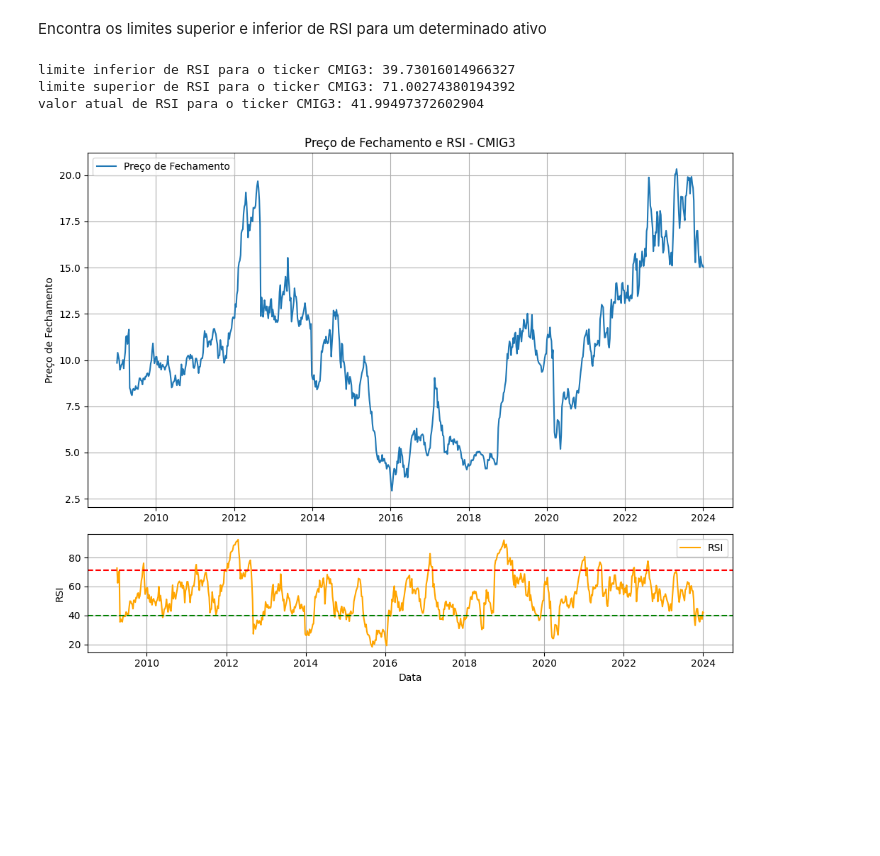
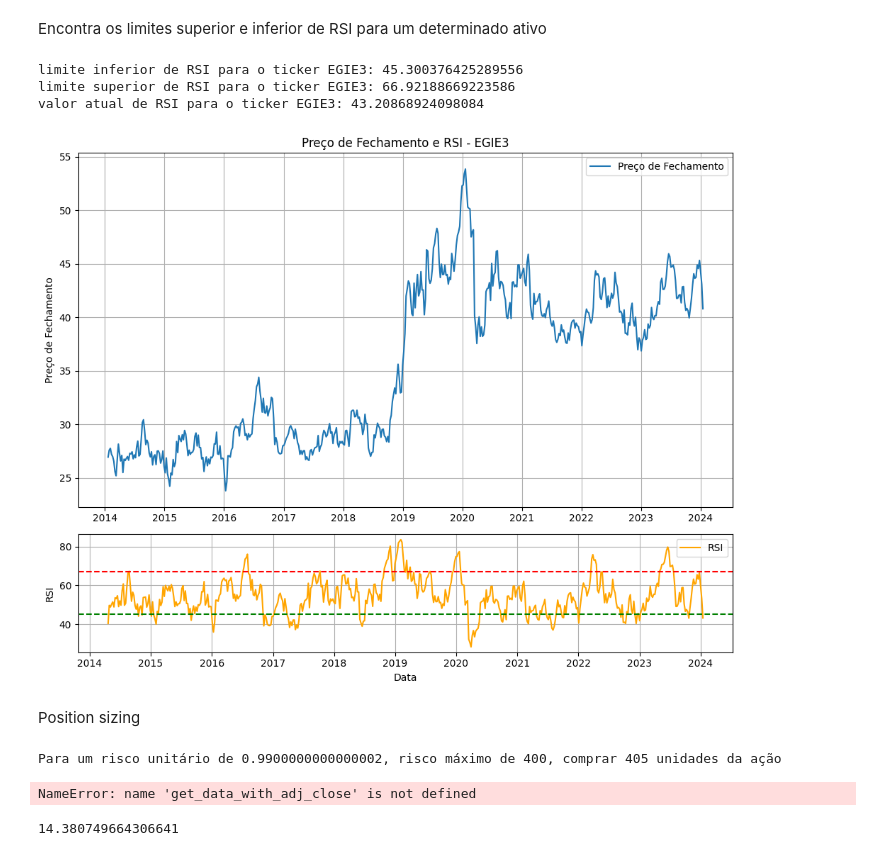
Before and after one commit to dev-joaopaulo/stocks_analysis, a Jupyter notebook: notebook.ipynb, the cells around one changed output. Drawn from its saved outputs; the diff is of its cells as text; code cells hidden in the pictures; blank space fills up the shorter version.

Commit message:
added moving stop

```diff
--- a/notebook.ipynb
+++ b/notebook.ipynb
@@ -89,25 +116,64 @@ print(make_extensive_test_tickers_list(IDIV, period, interval, min_holding_perio
 # %% [markdown]
 Encontra os limites superior e inferior de RSI para um determinado ativo
 # %%
-ticker = "CMIG3"
-period = "15y"
+ticker = "EGIE3"
+period = "10y"
 interval = "1wk"
 
 low_threshold = 0.15
 high_threshold = 0.9
 
 data = get_data_with_adj_close(ticker, interval, period)
 rsi = calculate_rsi(data, period=14)
 lower_threshold = get_lower_threshold_rsi(rsi, low_threshold)
 upper_threshold = get_upper_threshold_rsi(rsi, high_threshold)
 
 print(f"limite inferior de RSI para o ticker {ticker}: {lower_threshold}")
 print(f"limite superior de RSI para o ticker {ticker}: {upper_threshold}")
 print(f"valor atual de RSI para o ticker {ticker}: {rsi.iloc[-1]}")
 plot_rsi_data(data, rsi, ticker, upper_threshold, lower_threshold)
 # print(data['RSI'])
 # %% [output]
-limite inferior de RSI para o ticker CMIG3: 39.73016014966327
-limite superior de RSI para o ticker CMIG3: 71.00274380194392
-valor atual de RSI para o ticker CMIG3: 41.99497372602904
+limite inferior de RSI para o ticker EGIE3: 45.300376425289556
+limite superior de RSI para o ticker EGIE3: 66.92188669223586
+valor atual de RSI para o ticker EGIE3: 43.20868924098084
-[figure, old version]
+[figure, new version]
+# %% [markdown]
+Position sizing
+# %%
+from position_sizing import get_unit_risk
+
+entry = 15.15
+stop_entry_weekly = 14.16
+max_loss = 400
+
+unit_risk = get_unit_risk(entry, stop_entry_weekly)
+number_stocks = get_number_stocks_based_on_risk(unit_risk, max_loss)
+
+print(f"Para um risco unitário de {unit_risk}, risco máximo de {max_loss}, comprar {number_stocks} unidades da ação")
+# %% [output]
+Para um risco unitário de 0.9900000000000002, risco máximo de 400, comprar 405 unidades da ação
+# %%
+ticker = "BEEF3"
+period = "10y"
+interval = "1wk"
+entry = 7.22
+data = get_data_with_adj_close(ticker, interval, period)
+factor = 1
+atr = data['ATR'][-1]
+stop_entry_weekly = get_stop_atr(entry, atr, factor)
+
+print(f"stop de entrada {stop_entry_weekly} ajustado, pela ATR para entrada {entry}, atr {atr}, fator {factor}")
+# %% [output]
+NameError: name 'get_data_with_adj_close' is not defined
+# %%
+ticker = "CMIG3"
+period = "10y"
+interval = "1wk"
+factor = 0.7
+atr_periods = 20
+data = get_data_with_adj_close(ticker, interval, period)
+
+print(current_stop_finder(data, 14.16, factor, atr_periods=atr_periods))
+# %% [output]
+14.380749664306641
```
Also changed, not shown: parts of 5 cells of this notebook, 4 other files.
